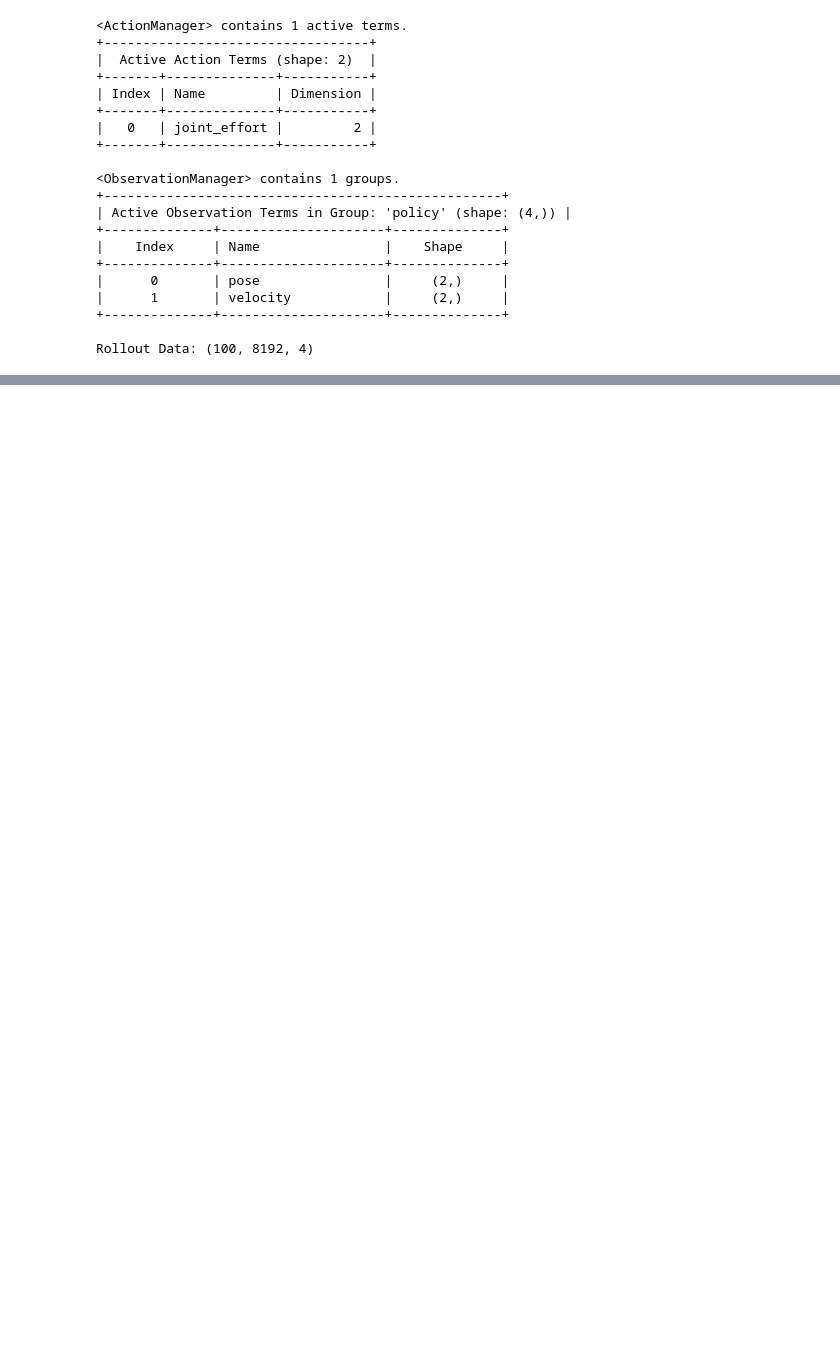
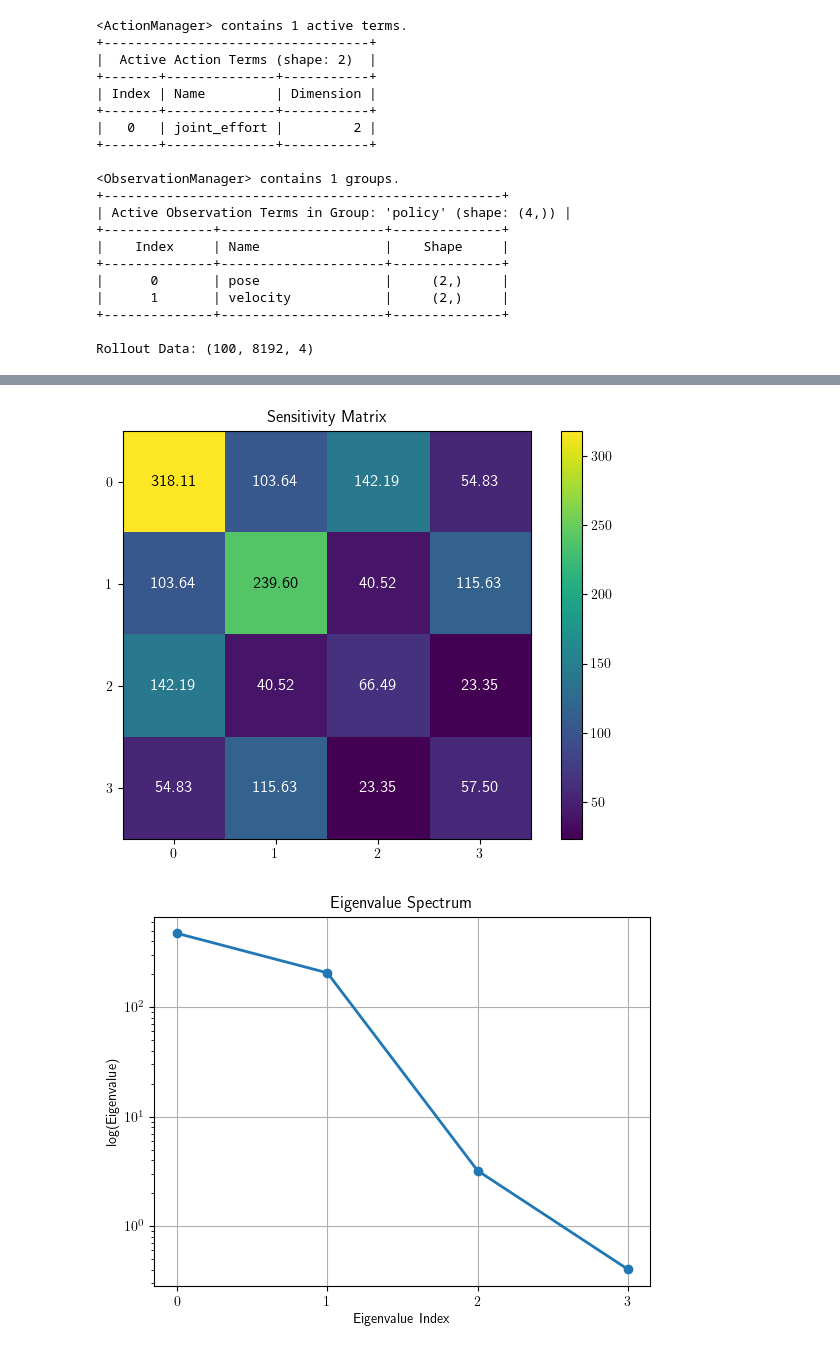
Before and after one commit to KyleM73/nonlinear_ct, a Jupyter notebook: scripts/analyze.ipynb, the cells around one changed output, grey strips where cells are left out. Saved outputs shown, nothing was run; the diff lists cells and outputs as text; code cells hidden in the pictures; blank space fills up the shorter version.

```diff
--- a/scripts/analyze.ipynb
+++ b/scripts/analyze.ipynb
@@ -53,4 +83,9 @@ $$C = \mathbb{E}_{x\sim\mathcal{X}_\text{train}}\left [ J(x)^T J(x) \right ]$$
 # %%
-states = rollout_obs[:, :100].reshape(-1, 4)
+# sensitivity matrix
+states = rollout_obs.reshape(-1, 4)
 C, eigvals, eigvecs, explained_energy, input_activity = compute_sensitivity(policy, states)
-C_traj, eig_traj = compute_batch_multistep_sensitivity(policy, rollout_obs[:, 0:100])
+plot_matrix(C, "Sensitivity Matrix")
+plot_semilogy(eigvals, "Eigenvalue Spectrum", "Eigenvalue Index", "log(Eigenvalue)")
+# %% [output]
+[figure, added]
+[figure, added]
```
Also changed, not shown: parts of 14 cells of this notebook, 4 other files.
